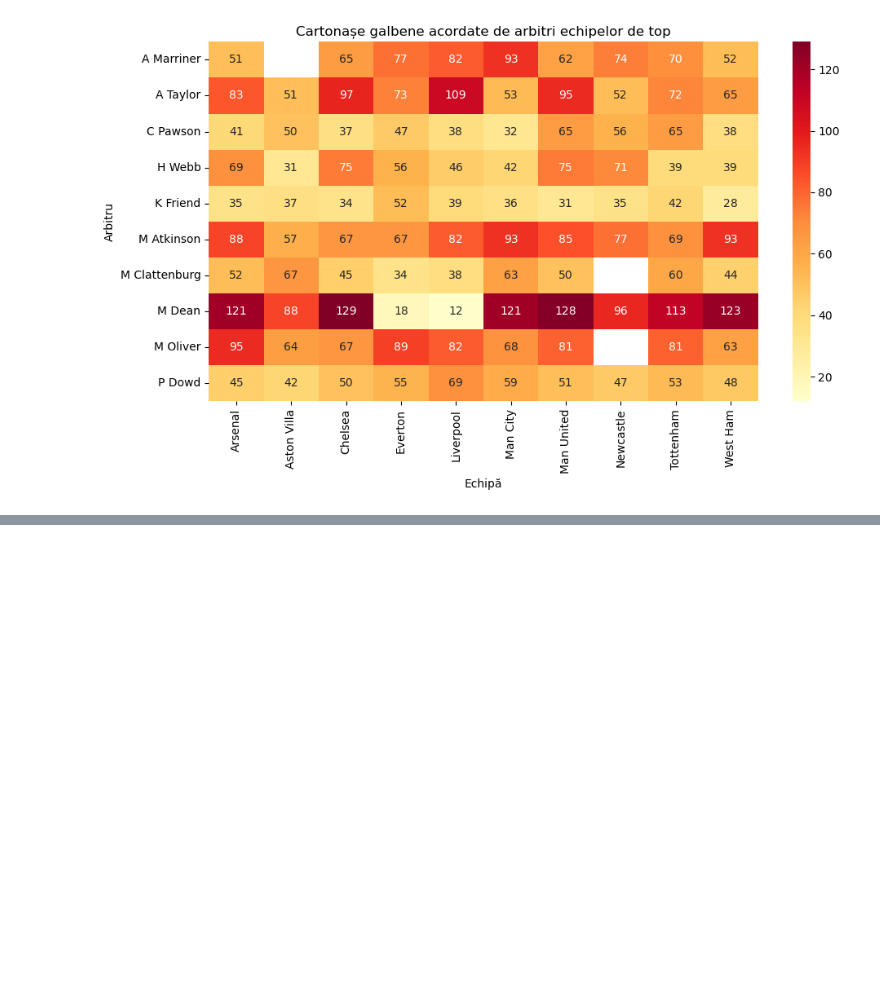
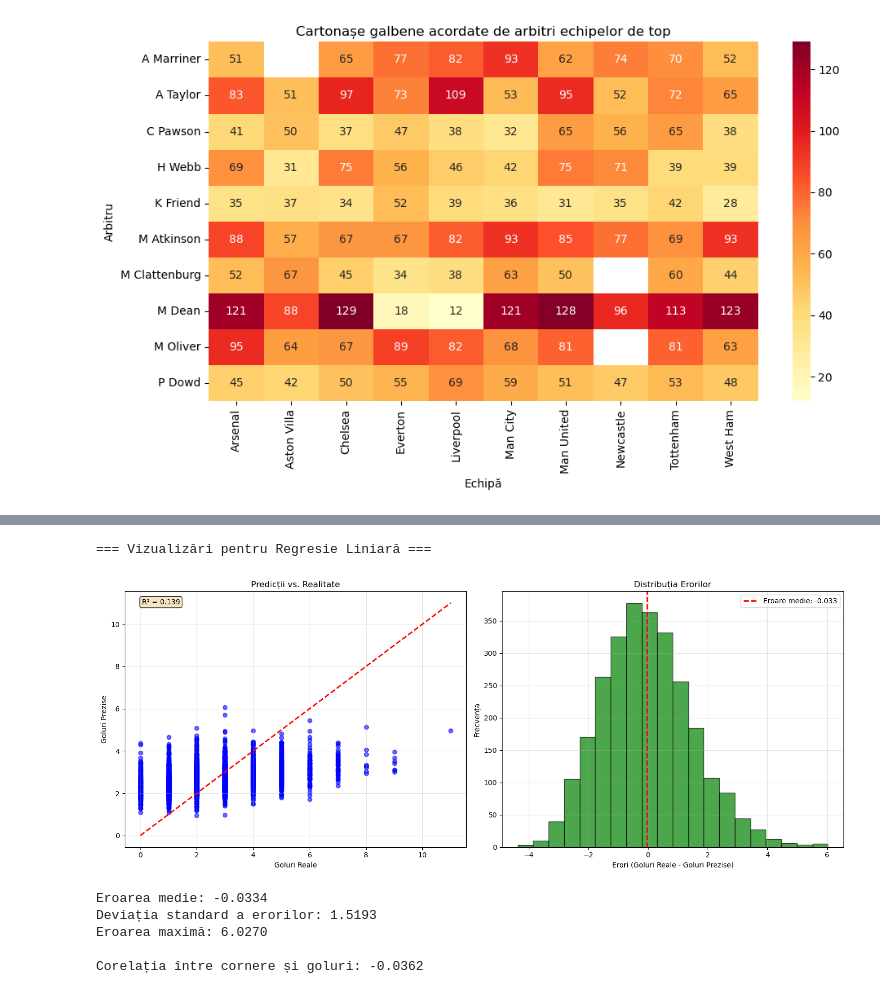
Before and after one commit to iamxorum/BigData_EPL, a Jupyter notebook: notebooks/EPL_Analysis.ipynb, the cells around one changed output, grey strips where cells are left out. Cells and saved outputs as stored; diff of their text form; code cells hidden in the pictures; blank space fills up the shorter version.

```diff
--- a/notebooks/EPL_Analysis.ipynb
+++ b/notebooks/EPL_Analysis.ipynb
@@ -1029,0 +1202,61 @@ plt.show()
+# %%
+# Vizualizări grafice pentru modelul de regresie liniară
+import matplotlib.pyplot as plt
+import numpy as np
+
+print("=== Vizualizări pentru Regresie Liniară ===")
+
+# Convertim predicțiile în format pandas pentru vizualizare
+predictions_pd = predictions.select(
+    "total_goals", "prediction", "total_shots", "total_shots_on_target", "total_corners").toPandas()
+
+# Creăm o figură cu 2 subgrafice
+fig, (ax1, ax2) = plt.subplots(1, 2, figsize=(15, 6))
+
+# Grafic 1: Predicții vs. Realitate (scatter plot)
+ax1.scatter(predictions_pd['total_goals'],
+            predictions_pd['prediction'], alpha=0.6, color='blue')
+ax1.plot([0, predictions_pd['total_goals'].max()], [
+         0, predictions_pd['total_goals'].max()], 'r--', lw=2)
+ax1.set_xlabel('Goluri Reale')
+ax1.set_ylabel('Goluri Prezise')
+ax1.set_title('Predicții vs. Realitate')
+ax1.grid(True, alpha=0.3)
+
+# Adăugăm textul cu R²
+ax1.text(0.05, 0.95, f'R² = {r2:.3f}', transform=ax1.transAxes,
+         bbox=dict(boxstyle='round', facecolor='wheat', alpha=0.8))
+
+# Grafic 2: Distribuția erorilor (residuals)
+residuals = predictions_pd['total_goals'] - predictions_pd['prediction']
+ax2.hist(residuals, bins=20, alpha=0.7, color='green', edgecolor='black')
+ax2.set_xlabel('Erori (Goluri Reale - Goluri Prezise)')
+ax2.set_ylabel('Frecvența')
+ax2.set_title('Distribuția Erorilor')
+ax2.grid(True, alpha=0.3)
+
+# Adăugăm linia verticală pentru eroarea medie
+ax2.axvline(residuals.mean(), color='red', linestyle='--', linewidth=2,
+            label=f'Eroare medie: {residuals.mean():.3f}')
+ax2.legend()
+
+plt.tight_layout()
+plt.show()
+
+# Afișăm statistici despre erori
+print(f"Eroarea medie: {residuals.mean():.4f}")
+print(f"Deviația standard a erorilor: {residuals.std():.4f}")
+print(f"Eroarea maximă: {abs(residuals).max():.4f}")
+
+# Verificăm corelația între cornere și goluri pentru a confirma că este pozitivă
+correlation_corners_goals = predictions_pd[[
+    'total_corners', 'total_goals']].corr().iloc[0, 1]
+print(f"\nCorelația între cornere și goluri: {correlation_corners_goals:.4f}")
+# %% [output]
+=== Vizualizări pentru Regresie Liniară ===
+[figure, added]
+Eroarea medie: -0.0334
+Deviația standard a erorilor: 1.5193
+Eroarea maximă: 6.0270
+
+Corelația între cornere și goluri: -0.0362
```
Also changed, not shown: parts of 12 cells of this notebook.
